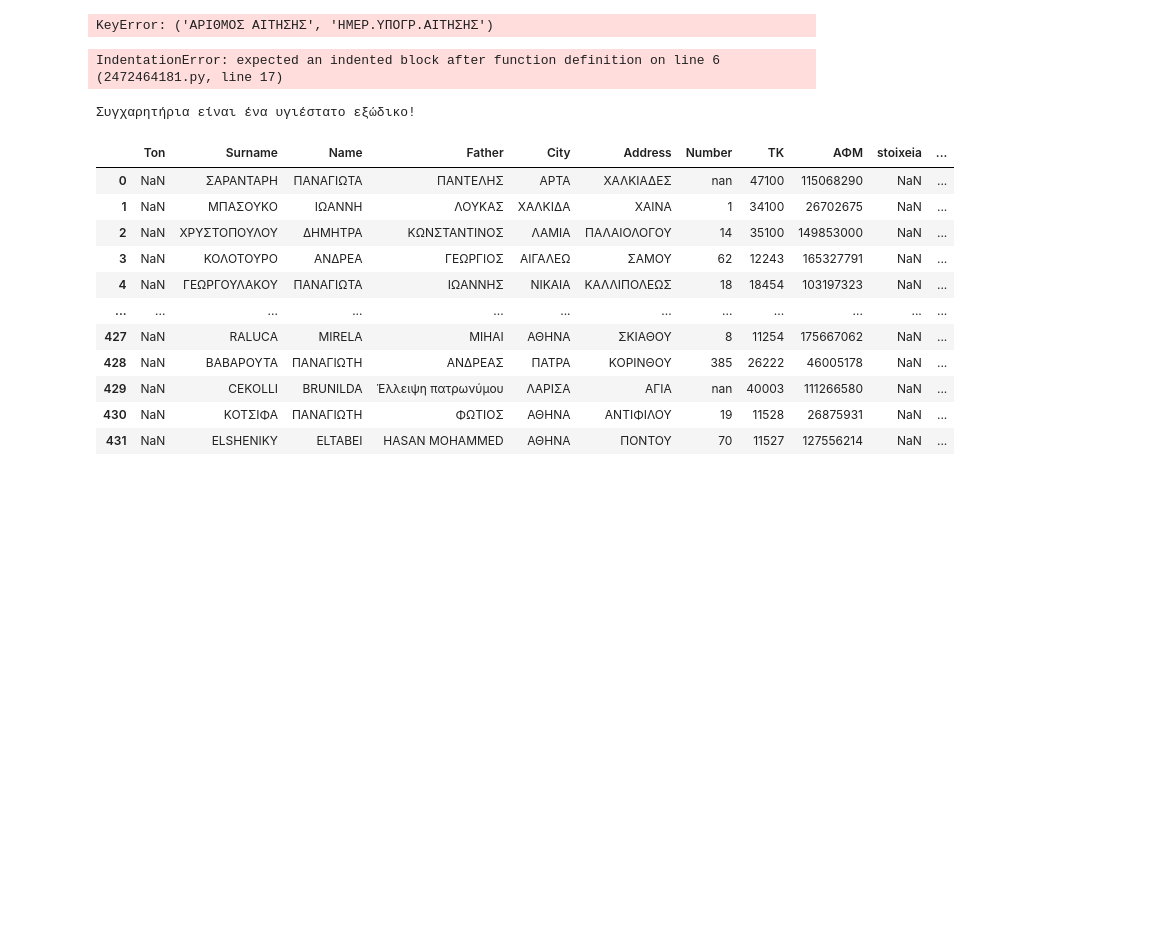
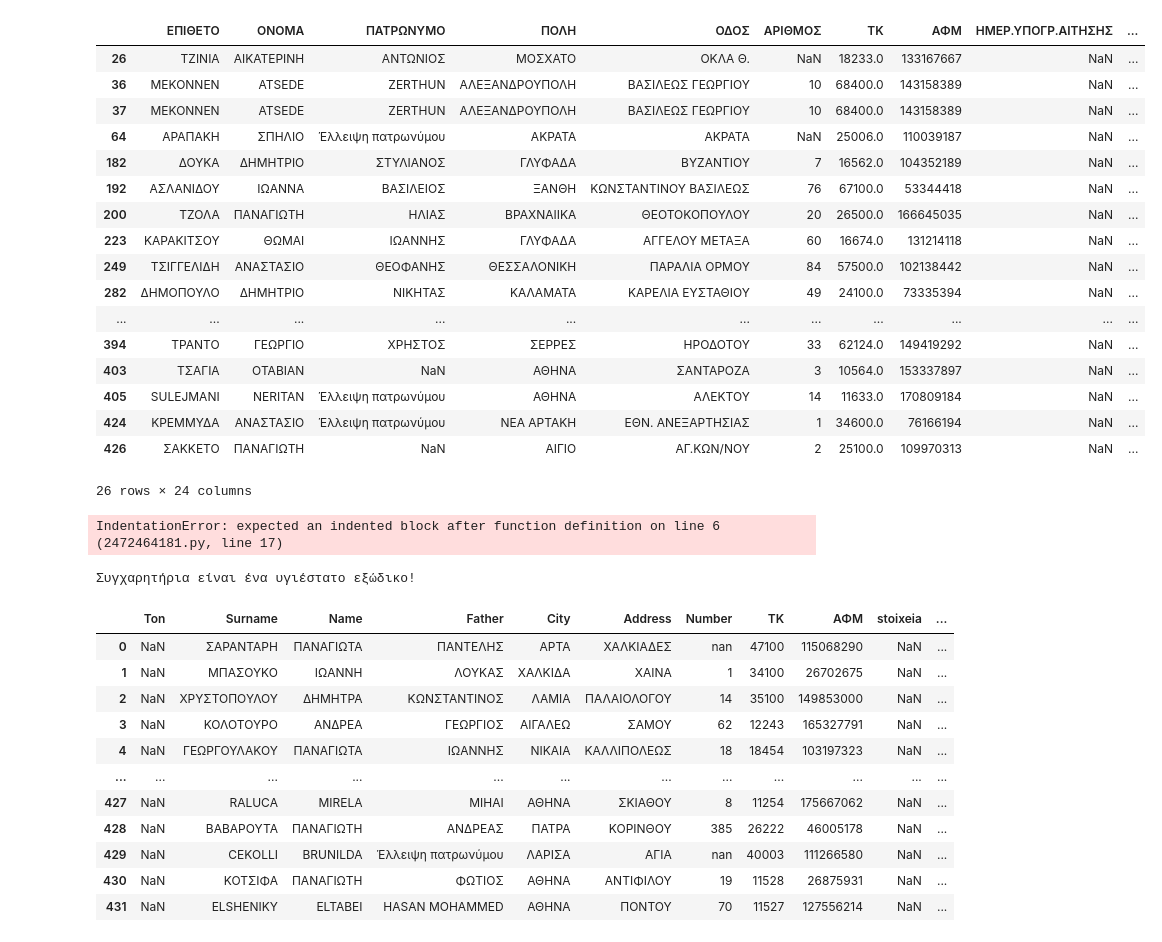
Before and after one commit to TheoPallis/Project-Clean-Stoixeia-Ofeileti-Python, a Jupyter notebook: stoixeia ofeileti 11_11_22.ipynb, the cells around one changed output. Saved outputs shown, nothing was run; the diff lists cells and outputs as text; code cells hidden in the pictures; blank space fills up the shorter version.

Commit message:
Trying to filter non null

```diff
--- a/stoixeia ofeileti 11_11_22.ipynb
+++ b/stoixeia ofeileti 11_11_22.ipynb
@@ -107,9 +107,33 @@ def names () :
 
     test
 # %%
-stoixeia['ΑΡΙΘΜΟΣ ΑΙΤΗΣΗΣ','ΗΜΕΡ.ΥΠΟΓΡ.ΑΙΤΗΣΗΣ' ].isnnotull()
+cols = ['ΗΜΕΡ.ΥΠΟΓΡ.ΑΙΤΗΣΗΣ', 'ΑΡΙΘΜΟΣ ΑΙΤΗΣΗΣ']
+col_date = ['ΗΜΕΡ.ΥΠΟΓΡ.ΑΙΤΗΣΗΣ']
+
+
+
+# stoixeia[stoixeia[cols].isna().all(1)] # Find both nulls columns application
+# stoixeia[stoixeia[cols].notnull().all(1)] # Find both non-null columns application
+stoixeia[stoixeia[['ΗΜΕΡ.ΥΠΟΓΡ.ΑΙΤΗΣΗΣ']].isna().all(1)] # Find all non-null dates(filter oinyl dates)
 # %% [output]
+|  | ΕΠΙΘΕΤΟ | ΟΝΟΜΑ | ΠΑΤΡΩΝΥΜΟ | ΠΟΛΗ | ΟΔΟΣ | ΑΡΙΘΜΟΣ | ΤΚ | ΑΦΜ | ΗΜΕΡ.ΥΠΟΓΡ.ΑΙΤΗΣΗΣ | ... |
+| 26 | ΤΖΙΝΙΑ | ΑΙΚΑΤΕΡΙΝΗ | ΑΝΤΩΝΙΟΣ | ΜΟΣΧΑΤΟ | ΟΚΛΑ Θ. | NaN | 18233.0 | 133167667 | NaN | ... |
+| 36 | MEKONNEN | ATSEDE | ZERTHUN | ΑΛΕΞΑΝΔΡΟΥΠΟΛΗ | ΒΑΣΙΛΕΩΣ ΓΕΩΡΓΙΟΥ | 10 | 68400.0 | 143158389 | NaN | ... |
+| 37 | MEKONNEN | ATSEDE | ZERTHUN | ΑΛΕΞΑΝΔΡΟΥΠΟΛΗ | ΒΑΣΙΛΕΩΣ ΓΕΩΡΓΙΟΥ | 10 | 68400.0 | 143158389 | NaN | ... |
+| 64 | ΑΡΑΠΑΚΗ | ΣΠΗΛΙΟ | Έλλειψη πατρωνύμου | ΑΚΡΑΤΑ | ΑΚΡΑΤΑ | NaN | 25006.0 | 110039187 | NaN | ... |
+| 182 | ΔΟΥΚΑ | ΔΗΜΗΤΡΙΟ | ΣΤΥΛΙΑΝΟΣ | ΓΛΥΦΑΔΑ | ΒΥΖΑΝΤΙΟΥ | 7 | 16562.0 | 104352189 | NaN | ... |
+| 192 | ΑΣΛΑΝΙΔΟΥ | ΙΩΑΝΝΑ | ΒΑΣΙΛΕΙΟΣ | ΞΑΝΘΗ | ΚΩΝΣΤΑΝΤΙΝΟΥ ΒΑΣΙΛΕΩΣ | 76 | 67100.0 | 53344418 | NaN | ... |
+| 200 | ΤΖΟΛΑ | ΠΑΝΑΓΙΩΤΗ | ΗΛΙΑΣ | ΒΡΑΧΝΑΙΙΚΑ | ΘΕΟΤΟΚΟΠΟΥΛΟΥ | 20 | 26500.0 | 166645035 | NaN | ... |
+| 223 | ΚΑΡΑΚΙΤΣΟΥ | ΘΩΜΑΙ | ΙΩΑΝΝΗΣ | ΓΛΥΦΑΔΑ | ΑΓΓΕΛΟΥ ΜΕΤΑΞΑ | 60 | 16674.0 | 131214118 | NaN | ... |
+| 249 | ΤΣΙΓΓΕΛΙΔΗ | ΑΝΑΣΤΑΣΙΟ | ΘΕΟΦΑΝΗΣ | ΘΕΣΣΑΛΟΝΙΚΗ | ΠΑΡΑΛΙΑ ΟΡΜΟΥ | 84 | 57500.0 | 102138442 | NaN | ... |
+| 282 | ΔΗΜΟΠΟΥΛΟ | ΔΗΜΗΤΡΙΟ | ΝΙΚΗΤΑΣ | ΚΑΛΑΜΑΤΑ | ΚΑΡΕΛΙΑ ΕΥΣΤΑΘΙΟΥ | 49 | 24100.0 | 73335394 | NaN | ... |
+| ... | ... | ... | ... | ... | ... | ... | ... | ... | ... | ... |
+| 394 | ΤΡΑΝΤΟ | ΓΕΩΡΓΙΟ | ΧΡΗΣΤΟΣ | ΣΕΡΡΕΣ | ΗΡΟΔΟΤΟΥ | 33 | 62124.0 | 149419292 | NaN | ... |
+| 403 | ΤΣΑΓΙΑ | ΟΤΑΒΙΑΝ | NaN | ΑΘΗΝΑ | ΣΑΝΤΑΡΟΖΑ | 3 | 10564.0 | 153337897 | NaN | ... |
+| 405 | SULEJMANI | NERITAN | Έλλειψη πατρωνύμου | ΑΘΗΝΑ | ΑΛΕΚΤΟΥ | 14 | 11633.0 | 170809184 | NaN | ... |
+| 424 | ΚΡΕΜΜΥΔΑ | ΑΝΑΣΤΑΣΙΟ | Έλλειψη πατρωνύμου | ΝΕΑ ΑΡΤΑΚΗ | ΕΘΝ. ΑΝΕΞΑΡΤΗΣΙΑΣ | 1 | 34600.0 | 76166194 | NaN | ... |
+| 426 | ΣΑΚΚΕΤΟ | ΠΑΝΑΓΙΩΤΗ | NaN | ΑΙΓΙΟ | ΑΓ.ΚΩΝ/ΝΟΥ | 2 | 25100.0 | 109970313 | NaN | ... |
-KeyError: ('ΑΡΙΘΜΟΣ ΑΙΤΗΣΗΣ', 'ΗΜΕΡ.ΥΠΟΓΡ.ΑΙΤΗΣΗΣ')
+26 rows × 24 columns
 # %%
 def account() :
     stoixeia['Account Date'] = pd.to_datetime(stoixeia['ΗΜΕΡ.ΤΕΛΙΚΟΥ ΛΟΓΙΑΡΙΑΣΜΟΥ']).dt.strftime('%d-%m-%Y')
```
